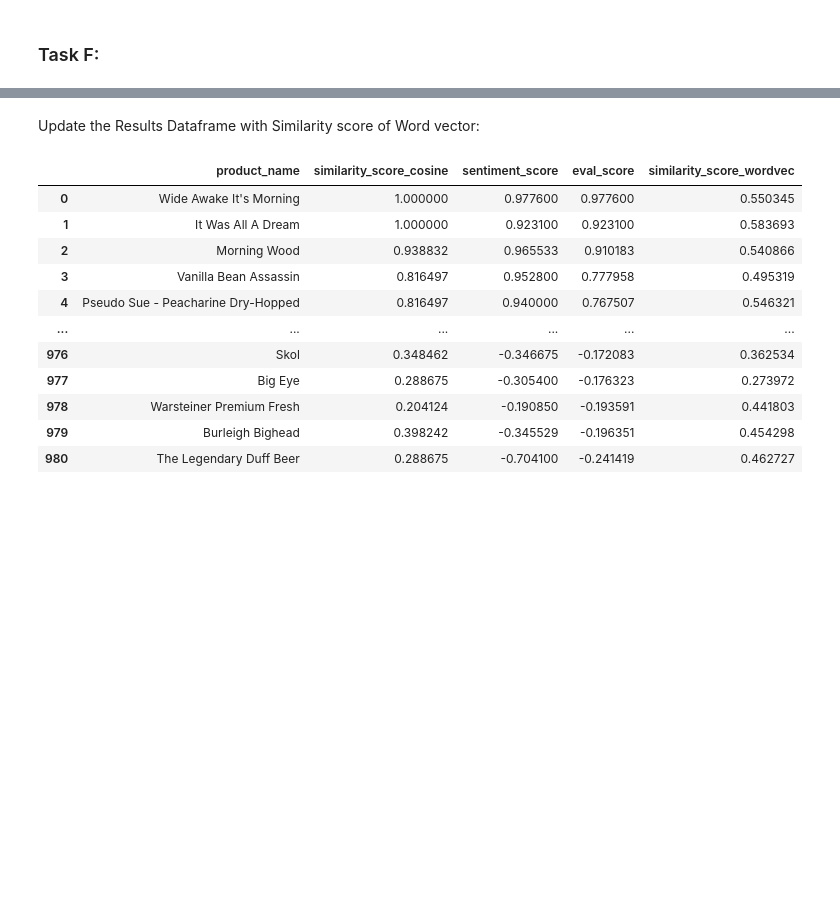
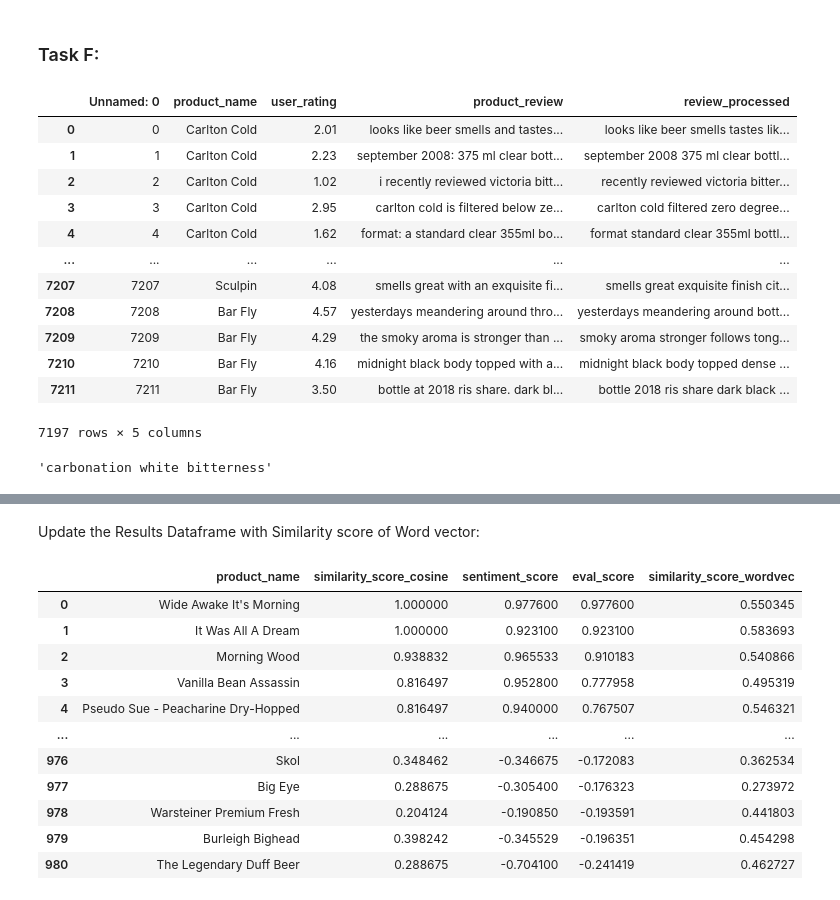
Before and after one commit to milindbhatiaa/Unstructured_Analytics, a Jupyter notebook: Homework 2/Unstructured_Assignment2_final.ipynb, the cells around one changed output, grey strips where cells are left out. Drawn from its saved outputs; the diff is of its cells as text; code cells hidden in the pictures; blank space fills up the shorter version.

```diff
--- a/Homework 2/Unstructured_Assignment2_final.ipynb
+++ b/Homework 2/Unstructured_Assignment2_final.ipynb
@@ -257,5 +259,40 @@ results_df.head(3)
 # %% [markdown]
 ### Task F:
+# %%
+# Download NLTK stopwords (you only need to do this once)
+#nltk.download('stopwords')
+# Get the NLTK English stop words
+stop_words = set(stopwords.words('english'))
+
+wv_df = df_reviews.copy()
+
+# Tokenize and preprocess the comments (remove punctuation, convert to lowercase, and remove stop words)
+def preprocesstext(text):
+    if isinstance(text, str):  # Check if 'text' is a string
+        text = re.sub(r'[^\w\s]', '', text)  # Remove punctuation
+        words = re.findall(r'\b\w+\b', text.lower())  # Tokenize and convert to lowercase
+        nswords = [word for word in words if word not in stop_words]
+        return ' '.join(nswords)
+    else:
+        return ''
+
+wv_df['review_processed'] = wv_df['product_review'].apply(preprocesstext)
+wv_df = wv_df[wv_df['review_processed'] != '']
+wv_df
+# %% [output]
+|  | Unnamed: 0 | product_name | user_rating | product_review | review_processed |
+| 0 | 0 | Carlton Cold | 2.01 | looks like beer smells and tastes... | looks like beer smells tastes lik... |
+| 1 | 1 | Carlton Cold | 2.23 | september 2008: 375 ml clear bott... | september 2008 375 ml clear bottl... |
+| 2 | 2 | Carlton Cold | 1.02 | i recently reviewed victoria bitt... | recently reviewed victoria bitter... |
+| 3 | 3 | Carlton Cold | 2.95 | carlton cold is filtered below ze... | carlton cold filtered zero degree... |
+| 4 | 4 | Carlton Cold | 1.62 | format: a standard clear 355ml bo... | format standard clear 355ml bottl... |
+| ... | ... | ... | ... | ... | ... |
+| 7207 | 7207 | Sculpin | 4.08 | smells great with an exquisite fi... | smells great exquisite finish cit... |
+| 7208 | 7208 | Bar Fly | 4.57 | yesterdays meandering around thro... | yesterdays meandering around bott... |
+| 7209 | 7209 | Bar Fly | 4.29 | the smoky aroma is stronger than ... | smoky aroma stronger follows tong... |
+| 7210 | 7210 | Bar Fly | 4.16 | midnight black body topped with a... | midnight black body topped dense ... |
+| 7211 | 7211 | Bar Fly | 3.50 | bottle at 2018 ris share. dark bl... | bottle 2018 ris share dark black ... |
+7197 rows × 5 columns
 # %%
 nlp = spacy.load("en_core_web_md")
 # %%
@@ -263,3 +300,8 @@ def calculate_similarity(attribute, review):
     attribute_doc = nlp(attribute)
     review_doc = nlp(review)
     return attribute_doc.similarity(review_doc)
+# %%
+att_str = " ".join(selected_attributes)
+att_str
+# %% [output]
+'carbonation white bitterness'
```
Also changed, not shown: parts of 14 cells of this notebook, 1 other file.
